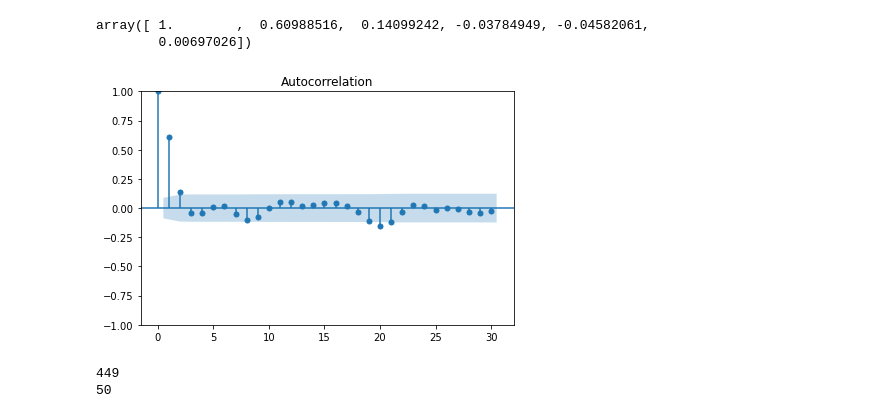
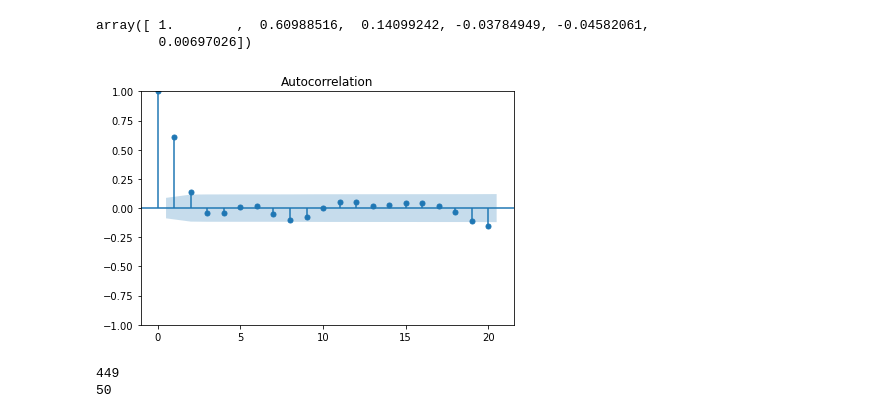
Before and after one commit to PabloSoligo2014/3670-UNLaM-CD, a Jupyter notebook: 09_TimeSeries/04_MovingAverage.ipynb, the cells around one changed output. Drawn from its saved outputs; the diff is of its cells as text; code cells hidden in the pictures.

```diff
--- a/09_TimeSeries/04_MovingAverage.ipynb
+++ b/09_TimeSeries/04_MovingAverage.ipynb
@@ -89,11 +89,11 @@ acv[0]
 array([ 1.        ,  0.60988516,  0.14099242, -0.03784949, -0.04582061,
         0.00697026])
 # %%
-plot_acf(widget_sales_diff, lags=30, alpha=alpha)
+plot_acf(widget_sales_diff, lags=20, alpha=alpha)
 plt.tight_layout()
 plt.show()
 # %% [output]
-[figure, old version]
+[figure, new version]
 # %%
 df_diff = pd.DataFrame({'widget_sales_diff': widget_sales_diff})
 train = df_diff[:int(0.9*len(df_diff))]
```
Also changed, not shown: 2 other files.
